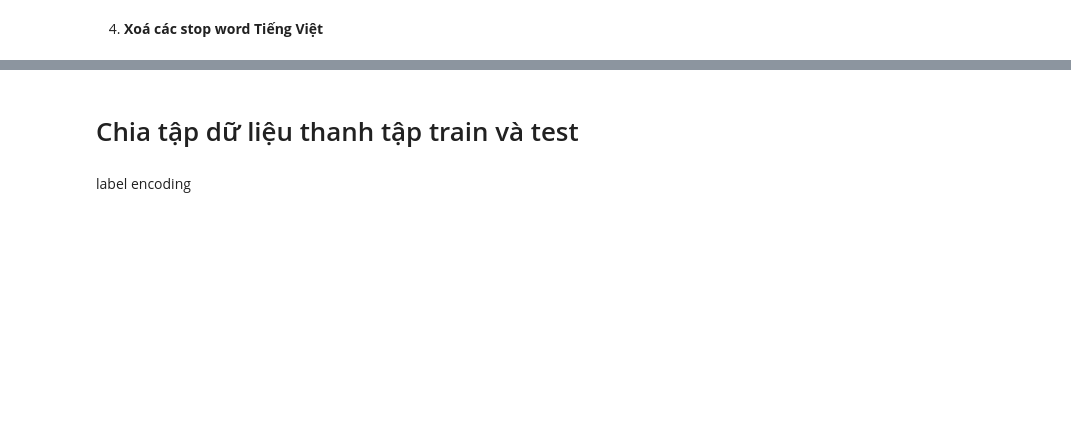
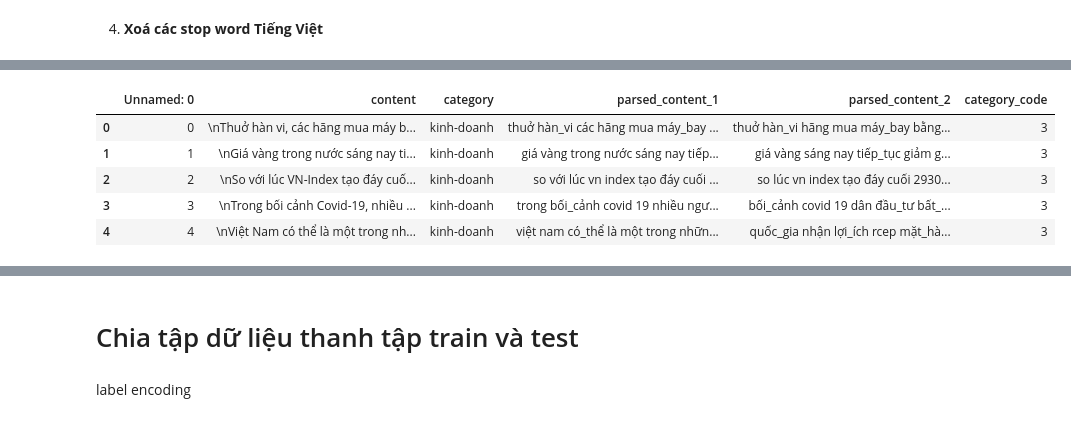
Before and after one commit to nghiaphan177/Truyvanttdpt, a Jupyter notebook: Do_An_Truy_Van_Thong_tin_da_Phuong_Tien.ipynb, the cells around one changed output, grey strips where cells are left out. Saved outputs shown, nothing was run; the diff lists cells and outputs as text; code cells hidden in the pictures; blank space fills up the shorter version.

```diff
--- a/Do_An_Truy_Van_Thong_tin_da_Phuong_Tien.ipynb
+++ b/Do_An_Truy_Van_Thong_tin_da_Phuong_Tien.ipynb
@@ -301 +321,10 @@ for word in stop_words:
+# %%
+df.head()
+# %% [output]
+|  | Unnamed: 0 | content | category | parsed_content_1 | parsed_content_2 | category_code |
+| 0 | 0 | \nThuở hàn vi, các hãng mua máy b... | kinh-doanh | thuở hàn_vi các hãng mua máy_bay ... | thuở hàn_vi hãng mua máy_bay bằng... | 3 |
+| 1 | 1 | \nGiá vàng trong nước sáng nay ti... | kinh-doanh | giá vàng trong nước sáng nay tiếp... | giá vàng sáng nay tiếp_tục giảm g... | 3 |
+| 2 | 2 | \nSo với lúc VN-Index tạo đáy cuố... | kinh-doanh | so với lúc vn index tạo đáy cuối ... | so lúc vn index tạo đáy cuối 2930... | 3 |
+| 3 | 3 | \nTrong bối cảnh Covid-19, nhiều ... | kinh-doanh | trong bối_cảnh covid 19 nhiều ngư... | bối_cảnh covid 19 dân đầu_tư bất_... | 3 |
+| 4 | 4 | \nViệt Nam có thể là một trong nh... | kinh-doanh | việt nam có_thể là một trong nhữn... | quốc_gia nhận lợi_ích rcep mặt_hà... | 3 |
 # %%
```
Also changed, not shown: parts of 22 cells of this notebook.
